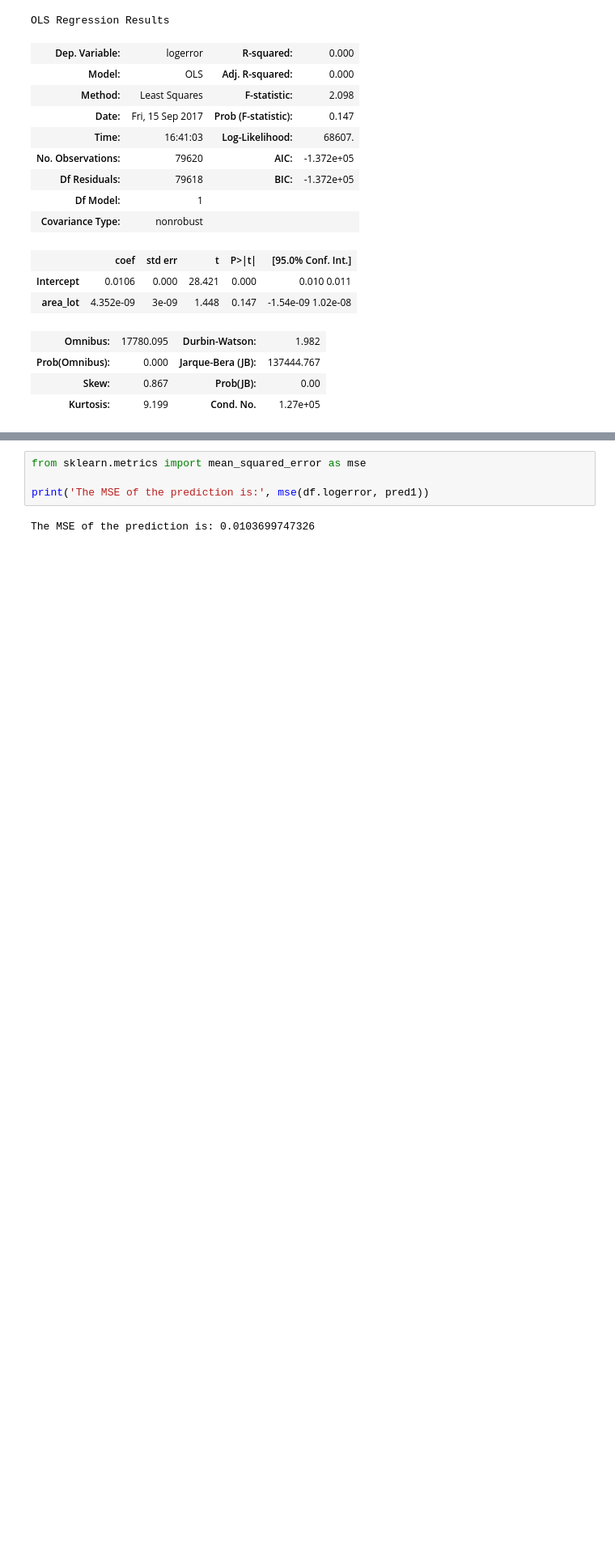
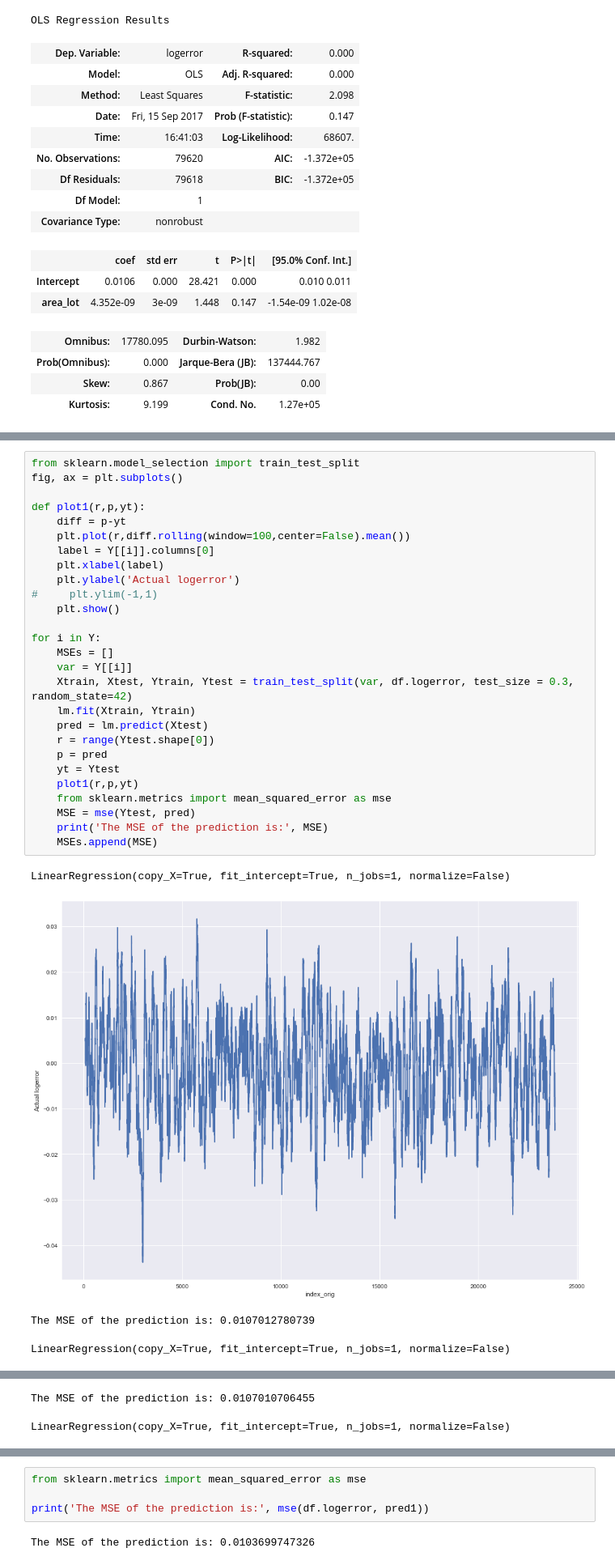
Before and after one commit to coneeleven/CareerTrack-Capstone1, a Jupyter notebook: Capstone 1 - Machine Learning.ipynb, the cells around one changed output, grey strips where cells are left out. Shown at 81% size. Drawn from its saved outputs; the diff is of its cells as text; blank space fills up the shorter version.

```diff
--- a/Capstone 1 - Machine Learning.ipynb
+++ b/Capstone 1 - Machine Learning.ipynb
@@ -149,0 +194,32 @@ plt.show()
+# %%
+from sklearn.model_selection import train_test_split
+fig, ax = plt.subplots()
+
+def plot1(r,p,yt):
+    diff = p-yt
+    plt.plot(r,diff.rolling(window=100,center=False).mean())
+    label = Y[[i]].columns[0]
+    plt.xlabel(label)
+    plt.ylabel('Actual logerror')
+#     plt.ylim(-1,1)
+    plt.show()
+
+for i in Y:
+    MSEs = []
+    var = Y[[i]]
+    Xtrain, Xtest, Ytrain, Ytest = train_test_split(var, df.logerror, test_size = 0.3, random_state=42)
+    lm.fit(Xtrain, Ytrain)
+    pred = lm.predict(Xtest)
+    r = range(Ytest.shape[0])
+    p = pred
+    yt = Ytest
+    plot1(r,p,yt)
+    from sklearn.metrics import mean_squared_error as mse
+    MSE = mse(Ytest, pred)
+    print('The MSE of the prediction is:', MSE)
+    MSEs.append(MSE)
+# %% [output]
+LinearRegression(copy_X=True, fit_intercept=True, n_jobs=1, normalize=False)
+[figure, added]
+The MSE of the prediction is: 0.0107012780739
+LinearRegression(copy_X=True, fit_intercept=True, n_jobs=1, normalize=False)
@@ -149,0 +227,2 @@ plt.show()
+The MSE of the prediction is: 0.0107010706455
+LinearRegression(copy_X=True, fit_intercept=True, n_jobs=1, normalize=False)
```
Also changed, not shown: parts of 11 cells of this notebook.
